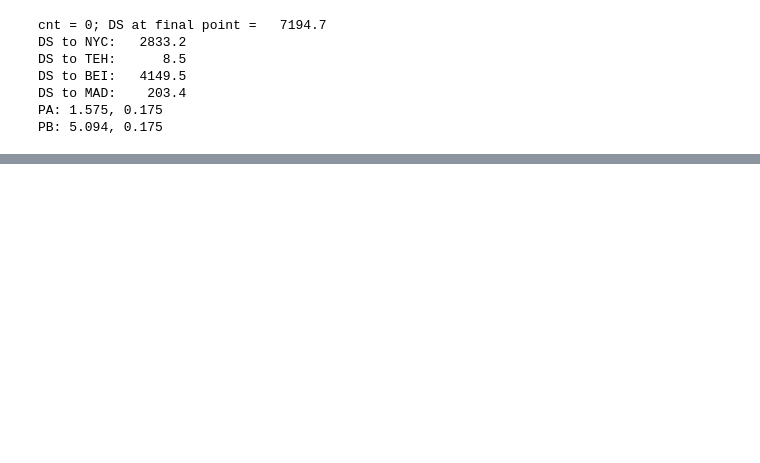
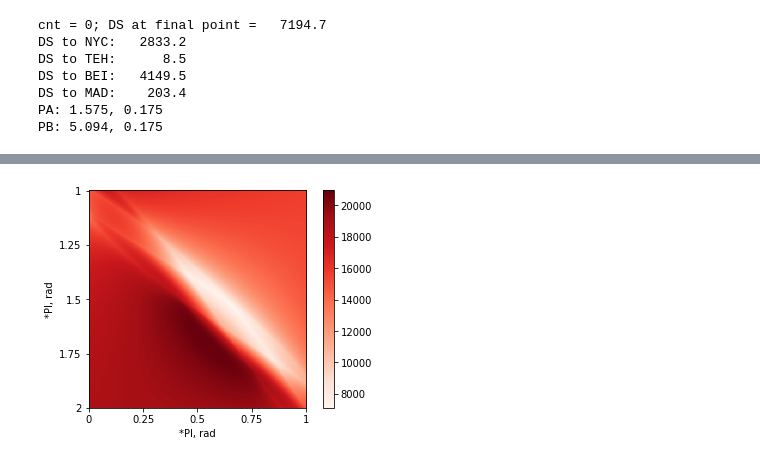
Before and after one commit to Rigonz/GeoDist, a Jupyter notebook: Notebook/GeoDist R0.ipynb, the cells around one changed output, grey strips where cells are left out. Cells and saved outputs as stored; diff of their text form; code cells hidden in the pictures; blank space fills up the shorter version.

```diff
--- a/Notebook/GeoDist R0.ipynb
+++ b/Notebook/GeoDist R0.ipynb
@@ -396,0 +421,14 @@ imgAr.save(FileNameOut2)
+# %%
+# On a continuous color scale.
+fig, ax = plt.subplots()
+i = ax.imshow(RESm, cmap = 'Reds')
+fig.colorbar(i)
+ax.set_xticks(XYT)
+ax.set_yticks(XYT)
+ax.set_xticklabels(XL)
+ax.set_yticklabels(YL)
+ax.set_xlabel(LBL)
+ax.set_ylabel(LBL)
+plt.show()
+# %% [output]
+[figure, added]
```
Also changed, not shown: parts of 11 cells of this notebook.
